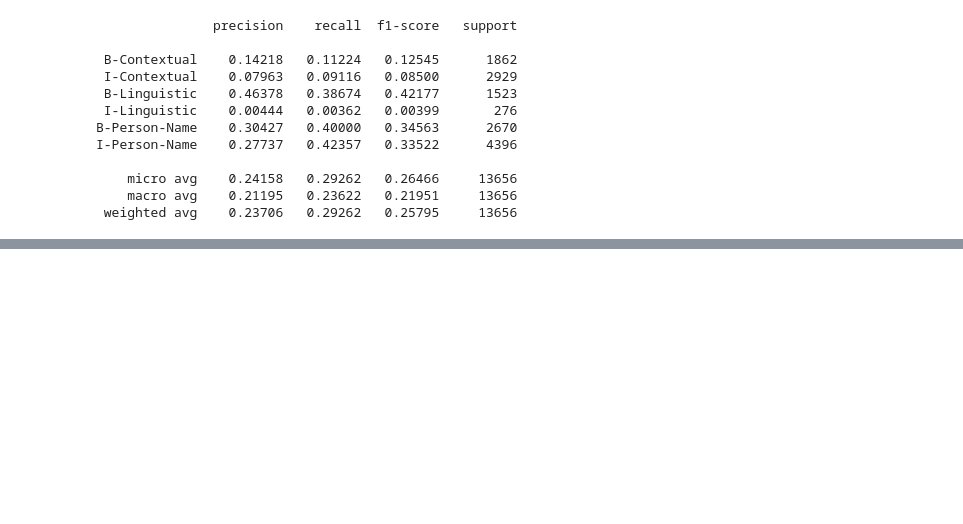
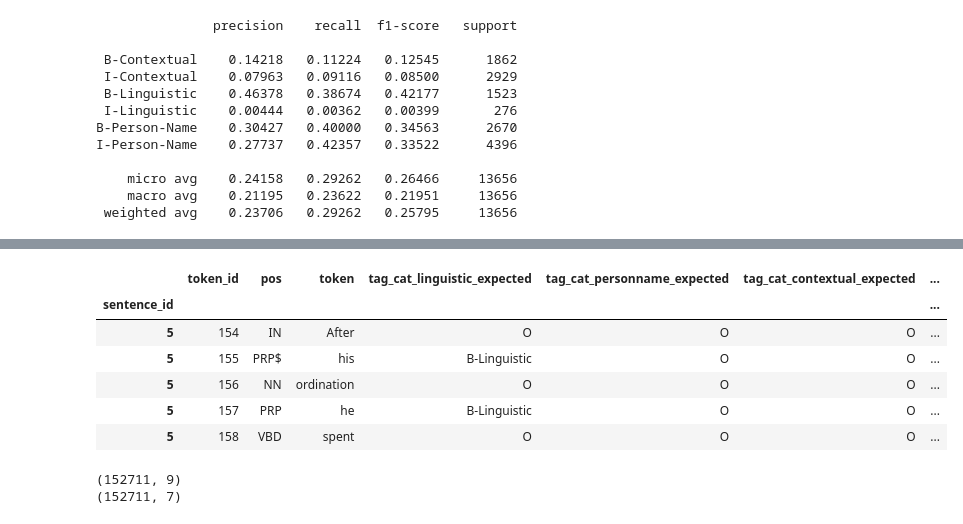
Before and after one commit to thegoose20/gender-bias, a Jupyter notebook: token_classification/SequenceClassifiers_CategoriesGlove.ipynb, the cells around one changed output, grey strips where cells are left out. Drawn from its saved outputs; the diff is of its cells as text; code cells hidden in the pictures; blank space fills up the shorter version.

```diff
--- a/token_classification/SequenceClassifiers_CategoriesGlove.ipynb
+++ b/token_classification/SequenceClassifiers_CategoriesGlove.ipynb
@@ -491,0 +534,8 @@ clf = sklearn_crfsuite.CRF(algorithm='lbfgs', c1=0.1, c2 = 0.1, max_iterations=1
+# %%
+clf = sklearn_crfsuite.CRF(algorithm=algorithms[1], c2=0.1, max_iterations=100, all_possible_transitions=True)
+# %%
+# https://stackoverflow.com/questions/66059532/attributeerror-crf-object-has-no-attribute-keep-tempfiles
+try:
+    clf.fit(X_train, y_train)
+except AttributeError:
+    pass
@@ -491,0 +550,2 @@ clf = sklearn_crfsuite.CRF(algorithm='lbfgs', c1=0.1, c2 = 0.1, max_iterations=1
+# %%
+y_pred = clf.predict(X_dev)
@@ -491,0 +565,4 @@ clf = sklearn_crfsuite.CRF(algorithm='lbfgs', c1=0.1, c2 = 0.1, max_iterations=1
+# %%
+df_dev_grouped = df_dev_grouped.rename(columns={"tag_cat_contextual":"tag_cat_contextual_expected"})
+df_dev_grouped.insert(len(df_dev_grouped.columns), "tag_cat_contextual_predicted", y_pred)
+df_dev_grouped.head()
@@ -491,0 +578,18 @@ clf = sklearn_crfsuite.CRF(algorithm='lbfgs', c1=0.1, c2 = 0.1, max_iterations=1
+# %%
+df_dev_exploded = df_dev_grouped.explode(list(df_dev_grouped.columns))
+df_dev_exploded = df_dev_exploded.rename(columns={"sentence":"token"})
+df_dev_exploded.head()
+# %% [output]
+|  | token_id | pos | token | tag_cat_linguistic_expected | tag_cat_personname_expected | tag_cat_contextual_expected | ... |
+| sentence_id |  |  |  |  |  |  | ... |
+| 5 | 154 | IN | After | O | O | O | ... |
+| 5 | 155 | PRP$ | his | B-Linguistic | O | O | ... |
+| 5 | 156 | NN | ordination | O | O | O | ... |
+| 5 | 157 | PRP | he | B-Linguistic | O | O | ... |
+| 5 | 158 | VBD | spent | O | O | O | ... |
+# %%
+print(df_dev_exploded.shape)
+print(df_dev.shape)
+# %% [output]
+(152711, 9)
+(152711, 7)
```
Also changed, not shown: parts of 110 cells of this notebook, 3 other files.
